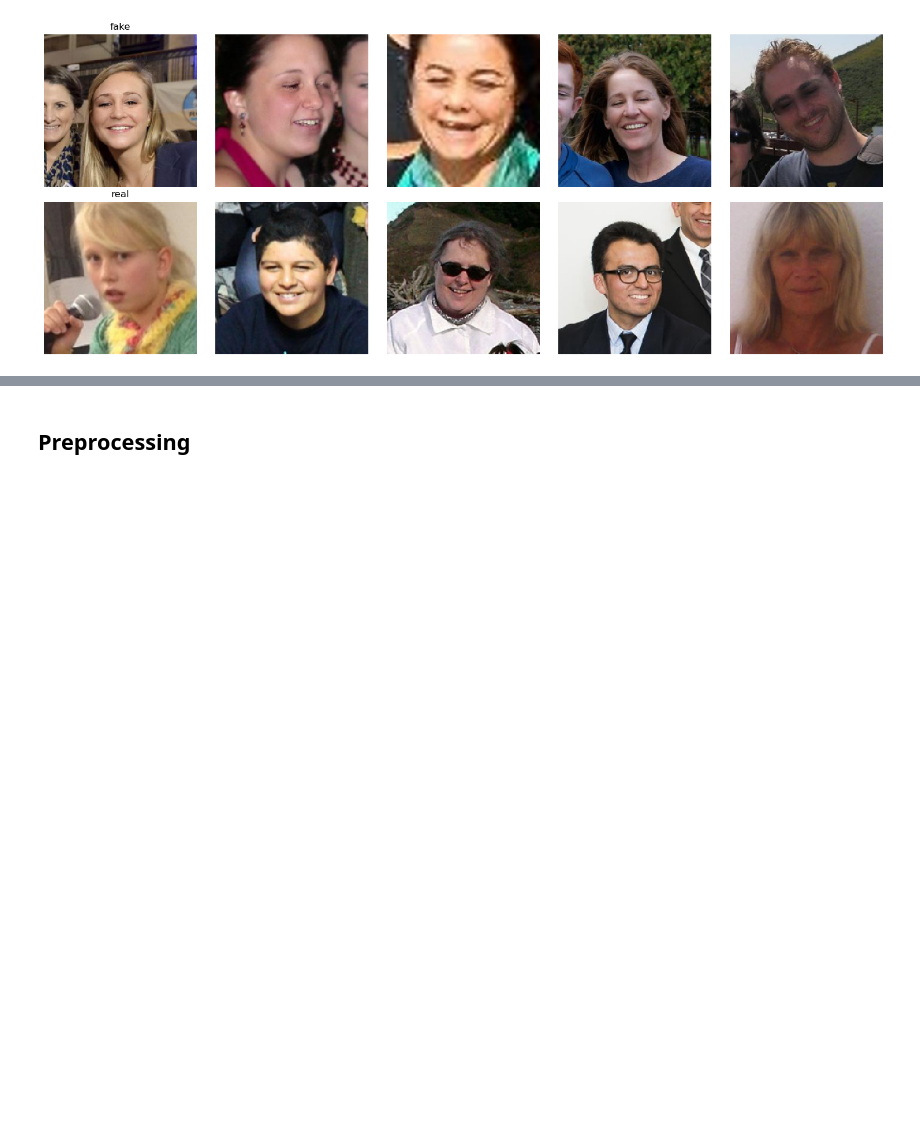
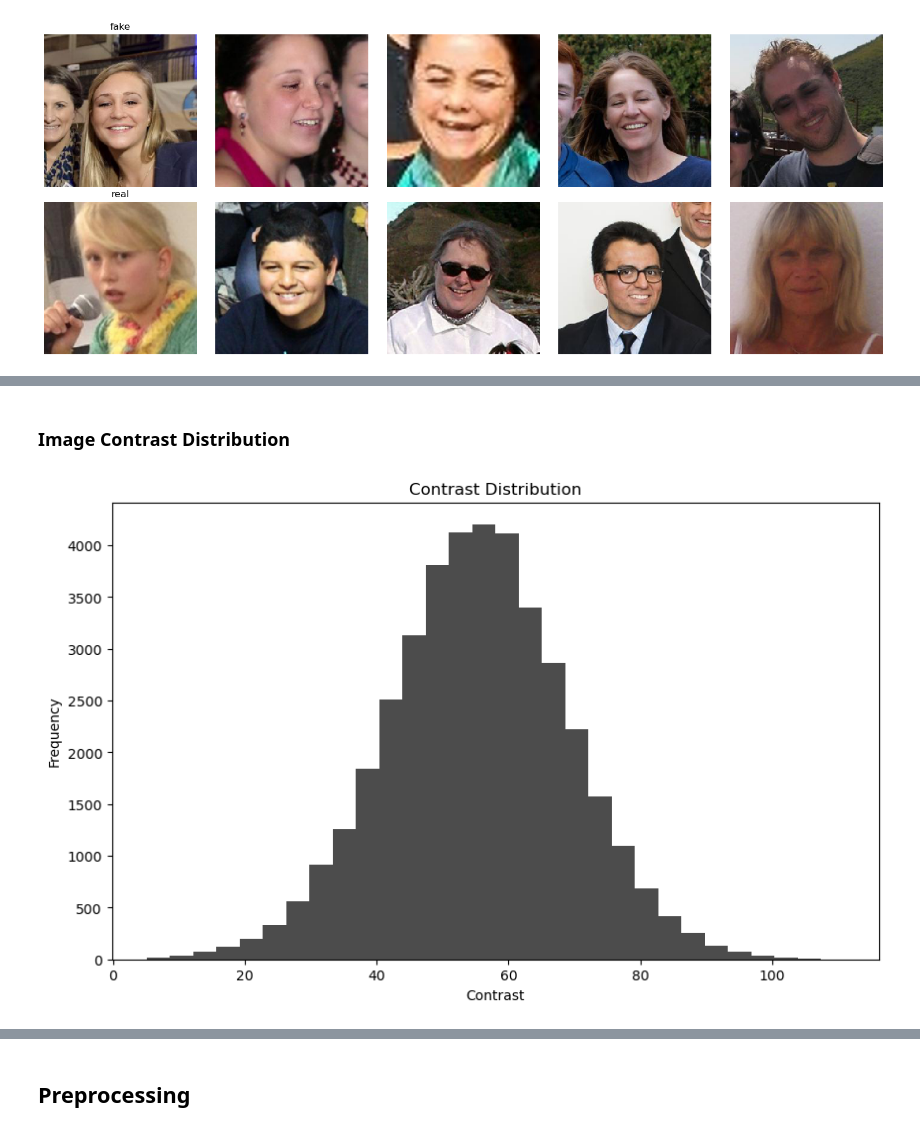
Before and after one commit to tinolinton/cnn, a Jupyter notebook: project.ipynb, the cells around one changed output, grey strips where cells are left out. Drawn from its saved outputs; the diff is of its cells as text; code cells hidden in the pictures; blank space fills up the shorter version.

```diff
--- a/project.ipynb
+++ b/project.ipynb
@@ -181,0 +311,27 @@ display_sample_images(train_dir, num_samples=5)
+# %% [markdown]
+### Image Contrast Distribution
+# %%
+# Analyze the contrast distribution of images to understand the overall contrast levels.
+
+def analyze_contrast_distribution(directory):
+    contrast_values = []
+    for root, _, files in os.walk(directory):
+        for file in files:
+            if file.endswith(('.jpg', '.jpeg', '.png', '.bmp')):
+                img_path = os.path.join(root, file)
+                img = cv2.imread(img_path)
+                if img is not None:
+                    gray_img = cv2.cvtColor(img, cv2.COLOR_BGR2GRAY)
+                    contrast_values.append(np.std(gray_img))
+
+    plt.figure(figsize=(10, 6))
+    plt.hist(contrast_values, bins=30, color='black', alpha=0.7)
+    plt.title('Contrast Distribution')
+    plt.xlabel('Contrast')
+    plt.ylabel('Frequency')
+    plt.show()
+
+# Analyze contrast distribution in the training directory
+analyze_contrast_distribution(train_dir)
+# %% [output]
+[figure, added]
```
Also changed, not shown: parts of 12 cells of this notebook.
